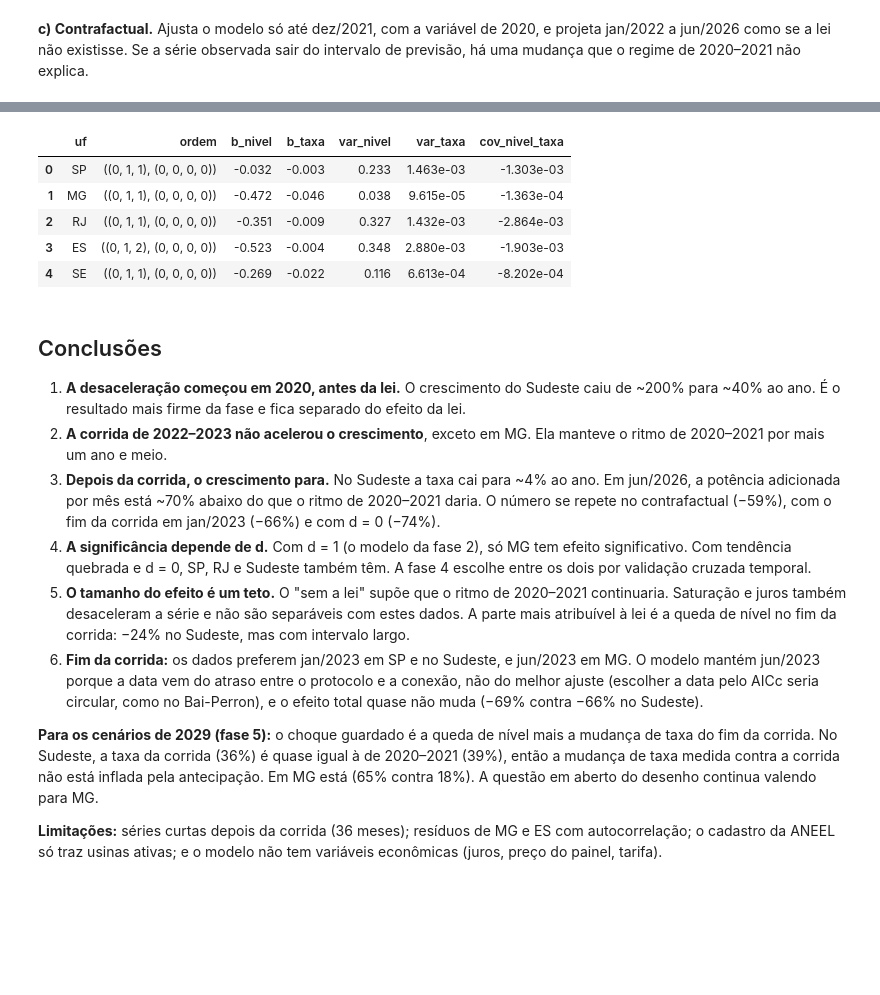
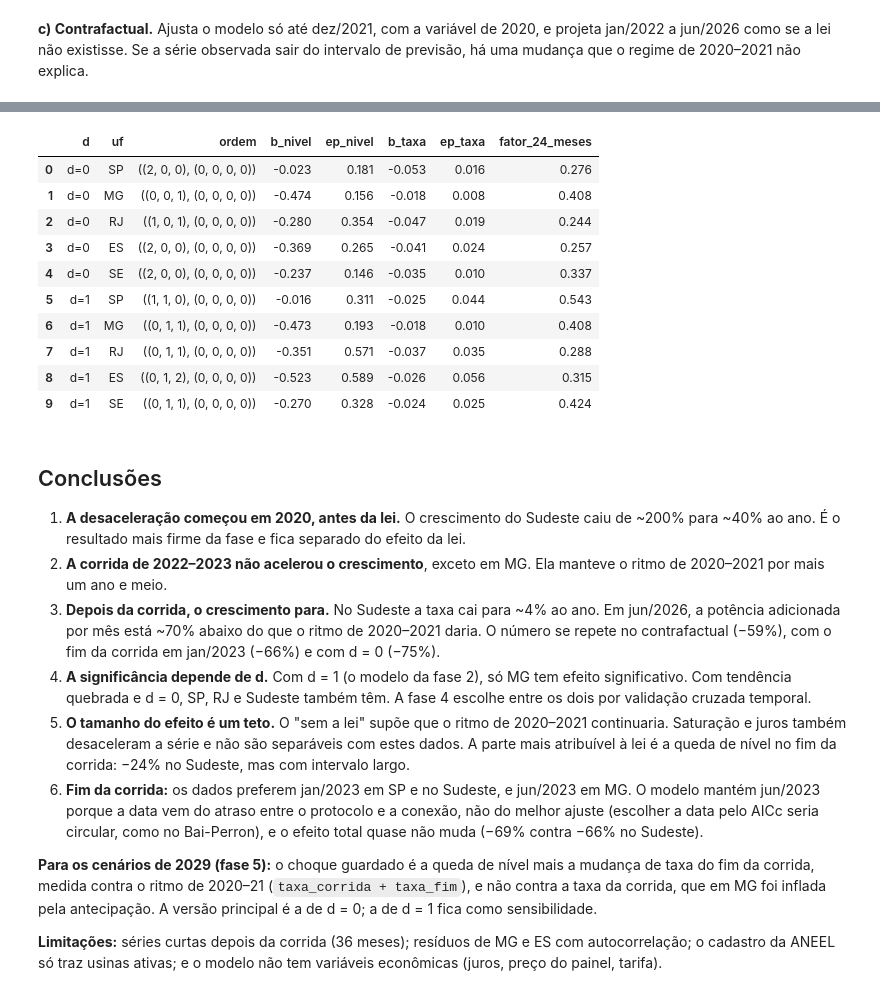
Before and after one commit to BrunoWolf03/IND2616-ProjetoMMGD, a Jupyter notebook: notebooks/03_intervencao.ipynb, the cells around one changed output, grey strips where cells are left out. Drawn from its saved outputs; the diff is of its cells as text; code cells hidden in the pictures; blank space fills up the shorter version.

```diff
--- a/notebooks/03_intervencao.ipynb
+++ b/notebooks/03_intervencao.ipynb
@@ -441,32 +450,46 @@ da distribuição estimada. O arquivo guarda, por UF, a ordem do modelo, os coef
 # %%
+def choque_2029(r):
+    """Queda de nível e mudança de taxa do fim da corrida, com a taxa medida contra o ritmo de 2020–21."""
+    G = pd.DataFrame({"nivel": {"nivel_fim": 1.0}, "taxa": {"taxa_corrida": 1.0, "taxa_fim": 1.0}})
+    G = G.reindex(r.params.index).fillna(0.0)
+    return G.T @ r.params, G.T @ r.cov_params() @ G
+
+
 linhas = []
-for uf in TODAS:
-    r = modelo[uf]
-    V = r.cov_params()
-    linhas.append({"uf": uf, "ordem": str(ESCOLHA[uf]),
-                   "b_nivel": r.params["nivel_fim"], "b_taxa": r.params["taxa_fim"],
-                   "var_nivel": V.loc["nivel_fim", "nivel_fim"], "var_taxa": V.loc["taxa_fim", "taxa_fim"],
-                   "cov_nivel_taxa": V.loc["nivel_fim", "taxa_fim"]})
+for versao, modelos in [("d=0", modelo_d0), ("d=1", modelo)]:
+    for uf in TODAS:
+        b, V = choque_2029(modelos[uf])
+        ordem = (modelos[uf].model.order, modelos[uf].model.seasonal_order)
+        linhas.append({"d": versao, "uf": uf, "ordem": str(ordem), "b_nivel": b["nivel"], "b_taxa": b["taxa"],
+                       "var_nivel": V.loc["nivel", "nivel"], "var_taxa": V.loc["taxa", "taxa"],
+                       "cov_nivel_taxa": V.loc["nivel", "taxa"]})
 choque = pd.DataFrame(linhas)
 choque.to_csv(ROOT / "data" / "processed" / "fase3_choque_fim_corrida.csv", index=False)
-choque
+choque.assign(ep_nivel=np.sqrt(choque.var_nivel), ep_taxa=np.sqrt(choque.var_taxa),
+              fator_24_meses=np.exp(choque.b_nivel + 24 * choque.b_taxa))[
+    ["d", "uf", "ordem", "b_nivel", "ep_nivel", "b_taxa", "ep_taxa", "fator_24_meses"]]
 # %% [output]
-|  | uf | ordem | b_nivel | b_taxa | var_nivel | var_taxa | cov_nivel_taxa |
-| 0 | SP | ((0, 1, 1), (0, 0, 0, 0)) | -0.032 | -0.003 | 0.233 | 1.463e-03 | -1.303e-03 |
-| 1 | MG | ((0, 1, 1), (0, 0, 0, 0)) | -0.472 | -0.046 | 0.038 | 9.615e-05 | -1.363e-04 |
-| 2 | RJ | ((0, 1, 1), (0, 0, 0, 0)) | -0.351 | -0.009 | 0.327 | 1.432e-03 | -2.864e-03 |
-| 3 | ES | ((0, 1, 2), (0, 0, 0, 0)) | -0.523 | -0.004 | 0.348 | 2.880e-03 | -1.903e-03 |
-| 4 | SE | ((0, 1, 1), (0, 0, 0, 0)) | -0.269 | -0.022 | 0.116 | 6.613e-04 | -8.202e-04 |
+|  | d | uf | ordem | b_nivel | ep_nivel | b_taxa | ep_taxa | fator_24_meses |
+| 0 | d=0 | SP | ((2, 0, 0), (0, 0, 0, 0)) | -0.023 | 0.181 | -0.053 | 0.016 | 0.276 |
+| 1 | d=0 | MG | ((0, 0, 1), (0, 0, 0, 0)) | -0.474 | 0.156 | -0.018 | 0.008 | 0.408 |
+| 2 | d=0 | RJ | ((1, 0, 1), (0, 0, 0, 0)) | -0.280 | 0.354 | -0.047 | 0.019 | 0.244 |
+| 3 | d=0 | ES | ((2, 0, 0), (0, 0, 0, 0)) | -0.369 | 0.265 | -0.041 | 0.024 | 0.257 |
+| 4 | d=0 | SE | ((2, 0, 0), (0, 0, 0, 0)) | -0.237 | 0.146 | -0.035 | 0.010 | 0.337 |
+| 5 | d=1 | SP | ((1, 1, 0), (0, 0, 0, 0)) | -0.016 | 0.311 | -0.025 | 0.044 | 0.543 |
+| 6 | d=1 | MG | ((0, 1, 1), (0, 0, 0, 0)) | -0.473 | 0.193 | -0.018 | 0.010 | 0.408 |
+| 7 | d=1 | RJ | ((0, 1, 1), (0, 0, 0, 0)) | -0.351 | 0.571 | -0.037 | 0.035 | 0.288 |
+| 8 | d=1 | ES | ((0, 1, 2), (0, 0, 0, 0)) | -0.523 | 0.589 | -0.026 | 0.056 | 0.315 |
+| 9 | d=1 | SE | ((0, 1, 1), (0, 0, 0, 0)) | -0.270 | 0.328 | -0.024 | 0.025 | 0.424 |
 # %% [markdown]
 ## Conclusões
 
 1. **A desaceleração começou em 2020, antes da lei.** O crescimento do Sudeste caiu de ~200% para ~40% ao ano. É o resultado mais firme da fase e fica separado do efeito da lei.
 2. **A corrida de 2022–2023 não acelerou o crescimento**, exceto em MG. Ela manteve o ritmo de 2020–2021 por mais um ano e meio.
-3. **Depois da corrida, o crescimento para.** No Sudeste a taxa cai para ~4% ao ano. Em jun/2026, a potência adicionada por mês está ~70% abaixo do que o ritmo de 2020–2021 daria. O número se repete no contrafactual (−59%), com o fim da corrida em jan/2023 (−66%) e com d = 0 (−74%).
+3. **Depois da corrida, o crescimento para.** No Sudeste a taxa cai para ~4% ao ano. Em jun/2026, a potência adicionada por mês está ~70% abaixo do que o ritmo de 2020–2021 daria. O número se repete no contrafactual (−59%), com o fim da corrida em jan/2023 (−66%) e com d = 0 (−75%).
 4. **A significância depende de d.** Com d = 1 (o modelo da fase 2), só MG tem efeito significativo. Com tendência quebrada e d = 0, SP, RJ e Sudeste também têm. A fase 4 escolhe entre os dois por validação cruzada temporal.
 5. **O tamanho do efeito é um teto.** O "sem a lei" supõe que o ritmo de 2020–2021 continuaria. Saturação e juros também desaceleram a série e não são separáveis com estes dados. A parte mais atribuível à lei é a queda de nível no fim da corrida: −24% no Sudeste, mas com intervalo largo.
 6. **Fim da corrida:** os dados preferem jan/2023 em SP e no Sudeste, e jun/2023 em MG. O modelo mantém jun/2023 porque a data vem do atraso entre o protocolo e a conexão, não do melhor ajuste (escolher a data pelo AICc seria circular, como no Bai-Perron), e o efeito total quase não muda (−69% contra −66% no Sudeste).
 
-**Para os cenários de 2029 (fase 5):** o choque guardado é a queda de nível mais a mudança de taxa do fim da corrida. No Sudeste, a taxa da corrida (36%) é quase igual à de 2020–2021 (39%), então a mudança de taxa medida contra a corrida não está inflada pela antecipação. Em MG está (65% contra 18%). A questão em aberto do desenho continua valendo para MG.
+**Para os cenários de 2029 (fase 5):** o choque guardado é a queda de nível mais a mudança de taxa do fim da corrida, medida contra o ritmo de 2020–21 (`taxa_corrida + taxa_fim`), e não contra a taxa da corrida, que em MG foi inflada pela antecipação. A versão principal é a de d = 0; a de d = 1 fica como sensibilidade.
 
 **Limitações:** séries curtas depois da corrida (36 meses); resíduos de MG e ES com autocorrelação; o cadastro da ANEEL só traz usinas ativas; e o modelo não tem variáveis econômicas (juros, preço do painel, tarifa).
```
Also changed, not shown: parts of 17 cells of this notebook, 6 other files.
